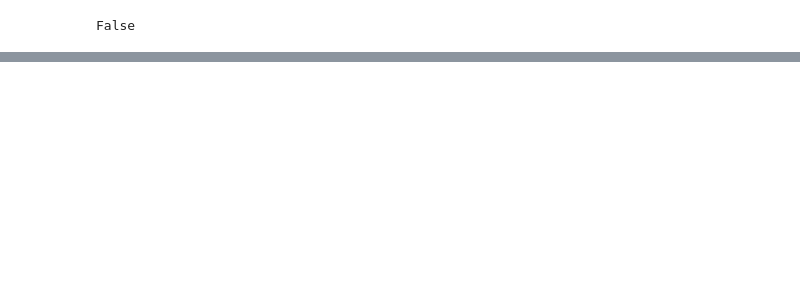
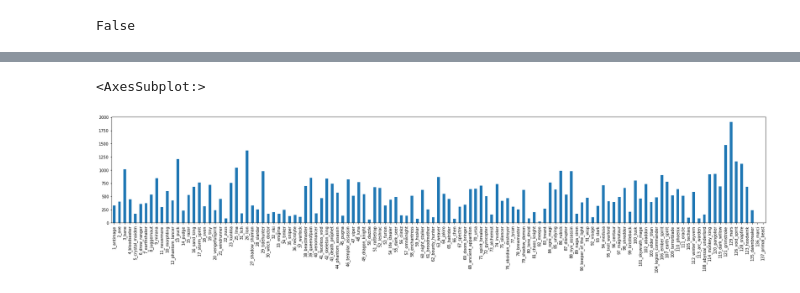
Before and after one commit to bvanhoewijk/ML2022, a Jupyter notebook: src/data_exploration/data_analysis.ipynb, the cells around one changed output, grey strips where cells are left out. Cells and saved outputs as stored; diff of their text form; code cells hidden in the pictures; blank space fills up the shorter version.

```diff
--- a/src/data_exploration/data_analysis.ipynb
+++ b/src/data_exploration/data_analysis.ipynb
@@ -331,0 +58,4 @@ dtype: int64
+# %%
+# skip the first and second columns
+df_heroes = df.iloc[:, 2:]
+df_heroes
@@ -331,0 +76,7 @@ dtype: int64
+# %%
+# count winning team heroes
+count_winning = df_heroes[df_heroes == 1].sum(axis=0)
+count_winning.plot.bar(figsize=(30,5))
+# %% [output]
+<AxesSubplot:>
+[figure, added]
```
Also changed, not shown: parts of 40 cells of this notebook, 1 other file.
